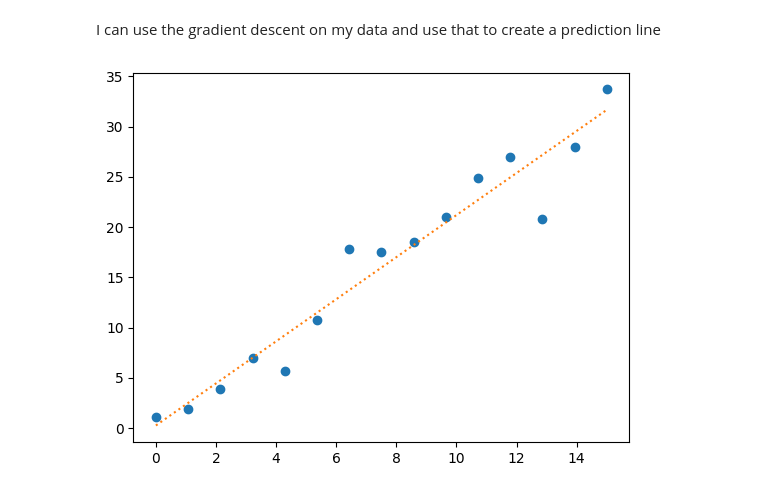
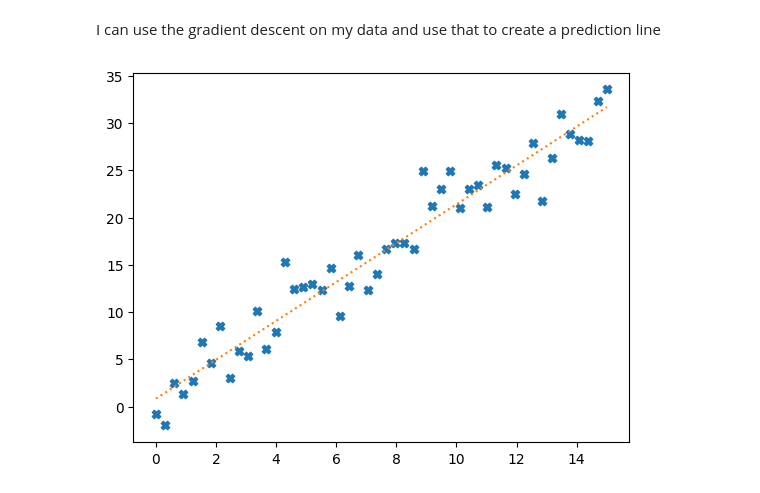
Before and after one commit to ivonnerubio/Supervised-ML, a Jupyter notebook: main.ipynb, the cells around one changed output. Cells and saved outputs as stored; diff of their text form; code cells hidden in the pictures.

Commit message:
making changes to the plot markersi

```diff
--- a/main.ipynb
+++ b/main.ipynb
@@ -17,7 +17,7 @@ The first step is to generate the linear data. For this I am using the Numpy Lin
 
 Lastly, I am plotting the data in a scatter plot.
 # %%
-x = np.linspace(0, 15, 15)
+x = np.linspace(0, 15, 50)
 y = 2 * x + 1
 # %%
 plt.scatter(x,y)
@@ -123,12 +123,12 @@ I can use the gradient descent on my data and use that to create a prediction li
 # %%
 w_final, b_final, J_hist, p_hist = compute_gradient_descent(x ,y, 0, 0, 1.0e-2,1000, compute_cost, compute_gradient)
 
-new_x = np.linspace(0, 15, 15)
+new_x = np.linspace(0, 15, 50)
 new_y = w_final * x + b_final
 
 fig = plt.figure()
-plt.scatter(x, y)
+plt.scatter(x, y,marker='X')
 plt.plot(new_x,new_y, linestyle = 'dotted',color='C1')
 plt.show()
 # %% [output]
-[figure, old version]
+[figure, new version]
```
Also changed, not shown: parts of 4 cells of this notebook.
